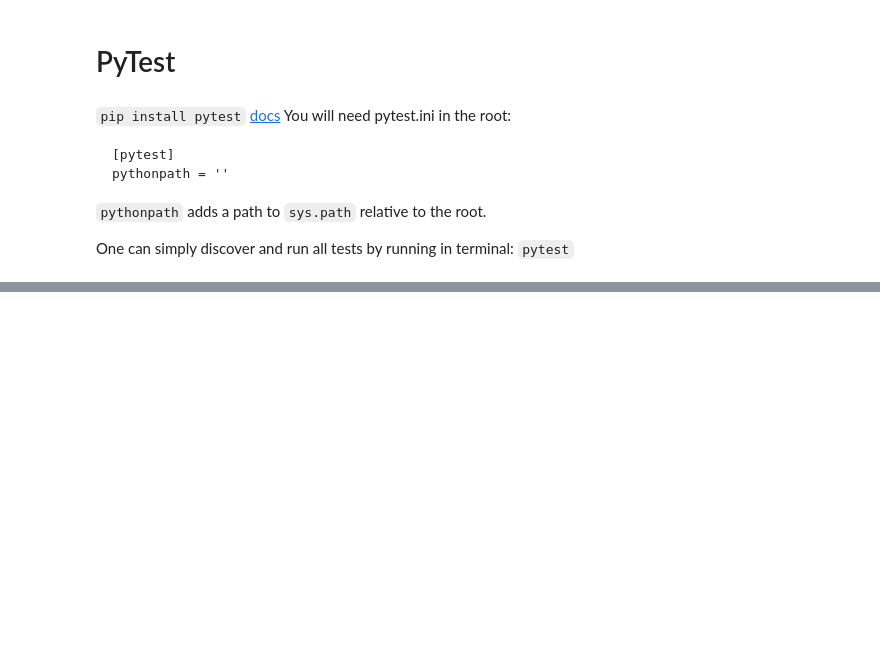
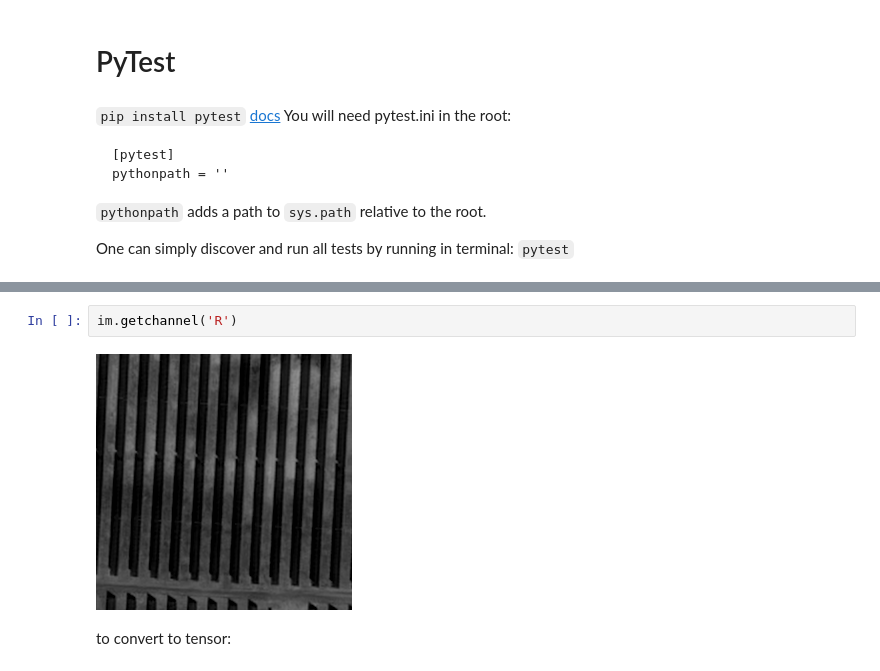
Before and after one commit to nesaboz/utils, a Jupyter notebook: random.ipynb, the cells around one changed output, grey strips where cells are left out. Cells and saved outputs as stored; diff of their text form; blank space fills up the shorter version.

```diff
--- a/random.ipynb
+++ b/random.ipynb
@@ -209,0 +246,6 @@ One can simply discover and run all tests by running in terminal:
+# %%
+im.getchannel('R')
+# %% [output]
+[figure, added]
+# %% [markdown]
+to convert to tensor:
```
Also changed, not shown: parts of 15 cells of this notebook, 1 other file.
